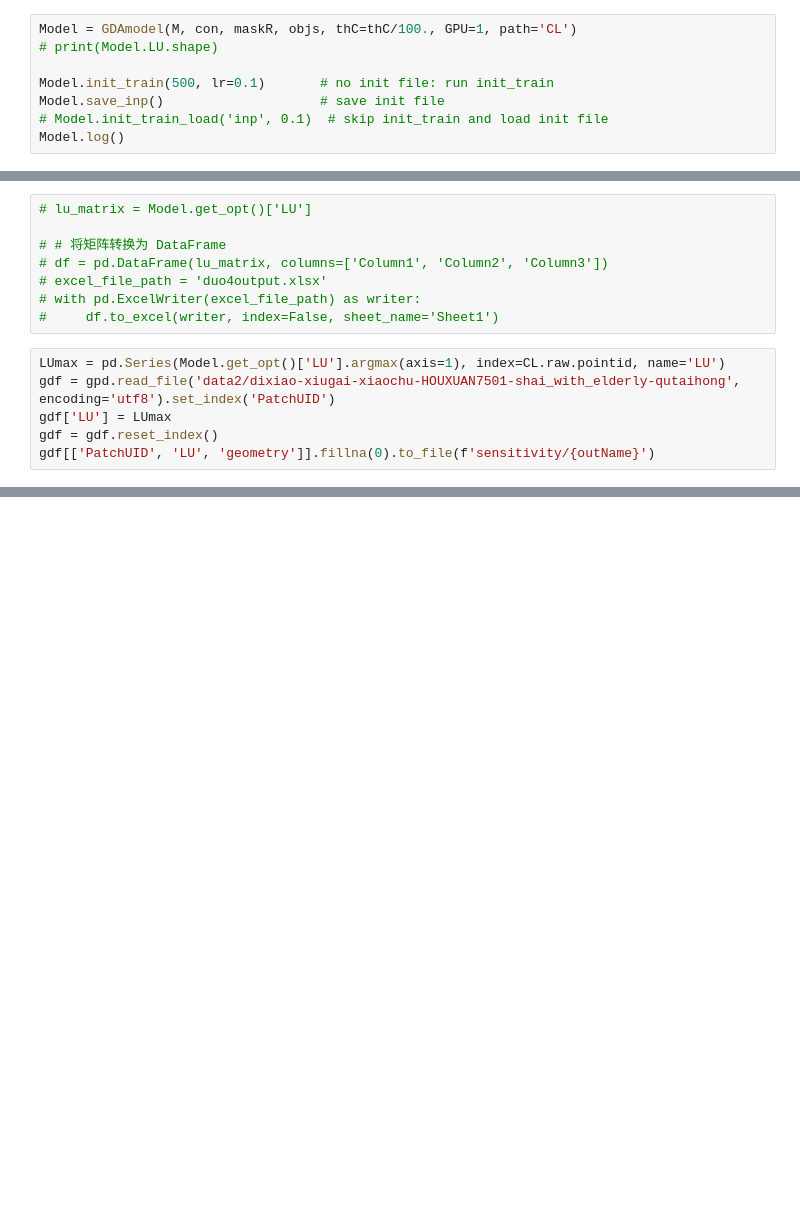
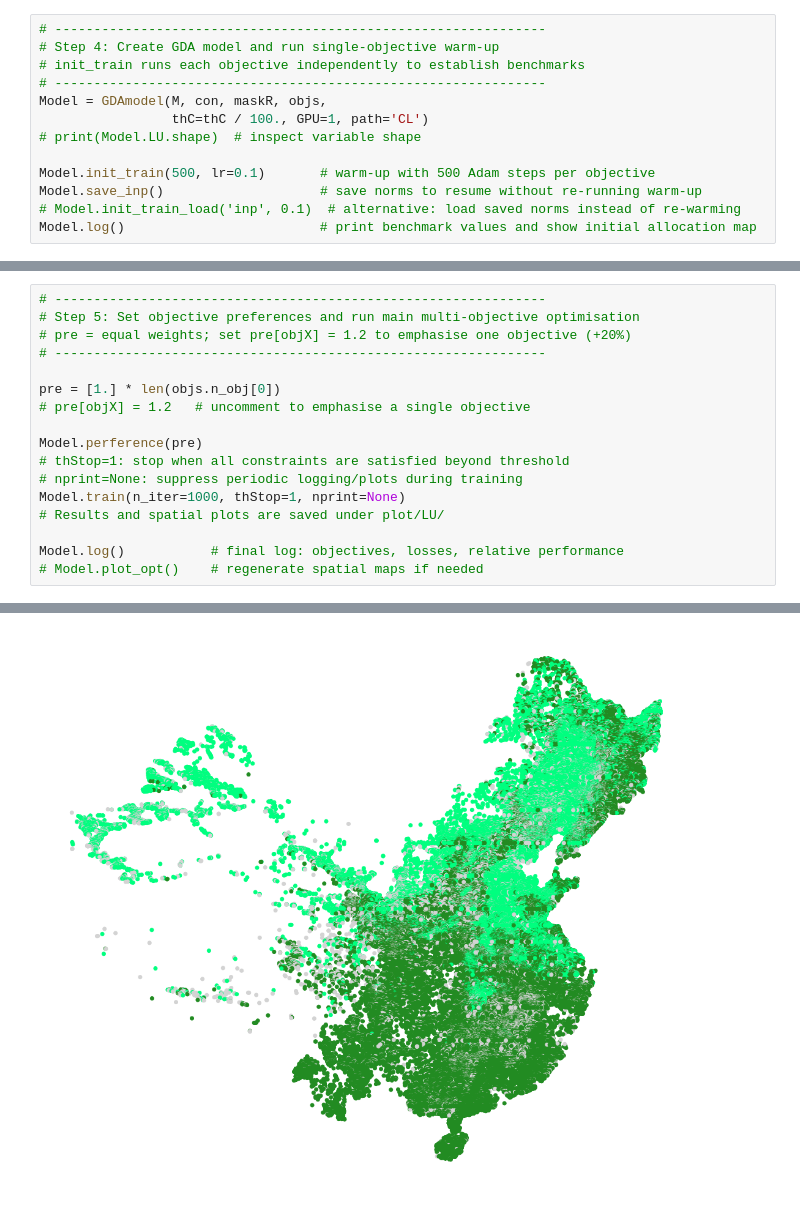
Before and after one commit to geo-188660/STMOC, a Jupyter notebook: vGDA.ipynb, the cells around one changed output, grey strips where cells are left out. Cells and saved outputs as stored; diff of their text form; blank space fills up the shorter version.

```diff
--- a/vGDA.ipynb
+++ b/vGDA.ipynb
@@ -63,11 +96,16 @@ con = dict(
 Loading vector landuse: luX, LUCol: lu, Driver: feather/utf-8
 Loaded vector: CL\luX[feather/utf-8: 357714]
 # %%
-Model = GDAmodel(M, con, maskR, objs, thC=thC/100., GPU=1, path='CL')
-# print(Model.LU.shape)
+# ---------------------------------------------------------------
+# Step 4: Create GDA model and run single-objective warm-up
+# init_train runs each objective independently to establish benchmarks
+# ---------------------------------------------------------------
+Model = GDAmodel(M, con, maskR, objs,
+                 thC=thC / 100., GPU=1, path='CL')
+# print(Model.LU.shape)  # inspect variable shape
 
-Model.init_train(500, lr=0.1)       # no init file: run init_train
-Model.save_inp()                    # save init file
-# Model.init_train_load('inp', 0.1)  # skip init_train and load init file
-Model.log()
+Model.init_train(500, lr=0.1)       # warm-up with 500 Adam steps per objective
+Model.save_inp()                    # save norms to resume without re-running warm-up
+# Model.init_train_load('inp', 0.1)  # alternative: load saved norms instead of re-warming
+Model.log()                         # print benchmark values and show initial allocation map
 # %% [output]
@@ -162,14 +144,18 @@ Cov: 68986.21875, 0.19286831775007712
-# %%
-# lu_matrix = Model.get_opt()['LU']
-
-# # 将矩阵转换为 DataFrame
-# df = pd.DataFrame(lu_matrix, columns=['Column1', 'Column2', 'Column3'])
-# excel_file_path = 'duo4output.xlsx'
-# with pd.ExcelWriter(excel_file_path) as writer:
-#     df.to_excel(writer, index=False, sheet_name='Sheet1')
-# %%
-LUmax = pd.Series(Model.get_opt()['LU'].argmax(axis=1), index=CL.raw.pointid, name='LU')
-gdf = gpd.read_file('data2/dixiao-xiugai-xiaochu-HOUXUAN7501-shai_with_elderly-qutaihong', encoding='utf8').set_index('PatchUID')
-gdf['LU'] = LUmax
-gdf = gdf.reset_index()
-gdf[['PatchUID', 'LU', 'geometry']].fillna(0).to_file(f'sensitivity/{outName}')
+# %%
+# ---------------------------------------------------------------
+# Step 5: Set objective preferences and run main multi-objective optimisation
+# pre = equal weights; set pre[objX] = 1.2 to emphasise one objective (+20%)
+# ---------------------------------------------------------------
+
+pre = [1.] * len(objs.n_obj[0])
+# pre[objX] = 1.2   # uncomment to emphasise a single objective
+
+Model.perference(pre)
+# thStop=1: stop when all constraints are satisfied beyond threshold
+# nprint=None: suppress periodic logging/plots during training
+Model.train(n_iter=1000, thStop=1, nprint=None)
+# Results and spatial plots are saved under plot/LU/
+
+Model.log()           # final log: objectives, losses, relative performance
+# Model.plot_opt()    # regenerate spatial maps if needed
+# %% [output]
@@ -175,0 +195 @@ gdf[['PatchUID', 'LU', 'geometry']].fillna(0).to_file(f'sensitivity/{outName}')
+[figure, added]
```
Also changed, not shown: parts of 8 cells of this notebook, 5 other files.
